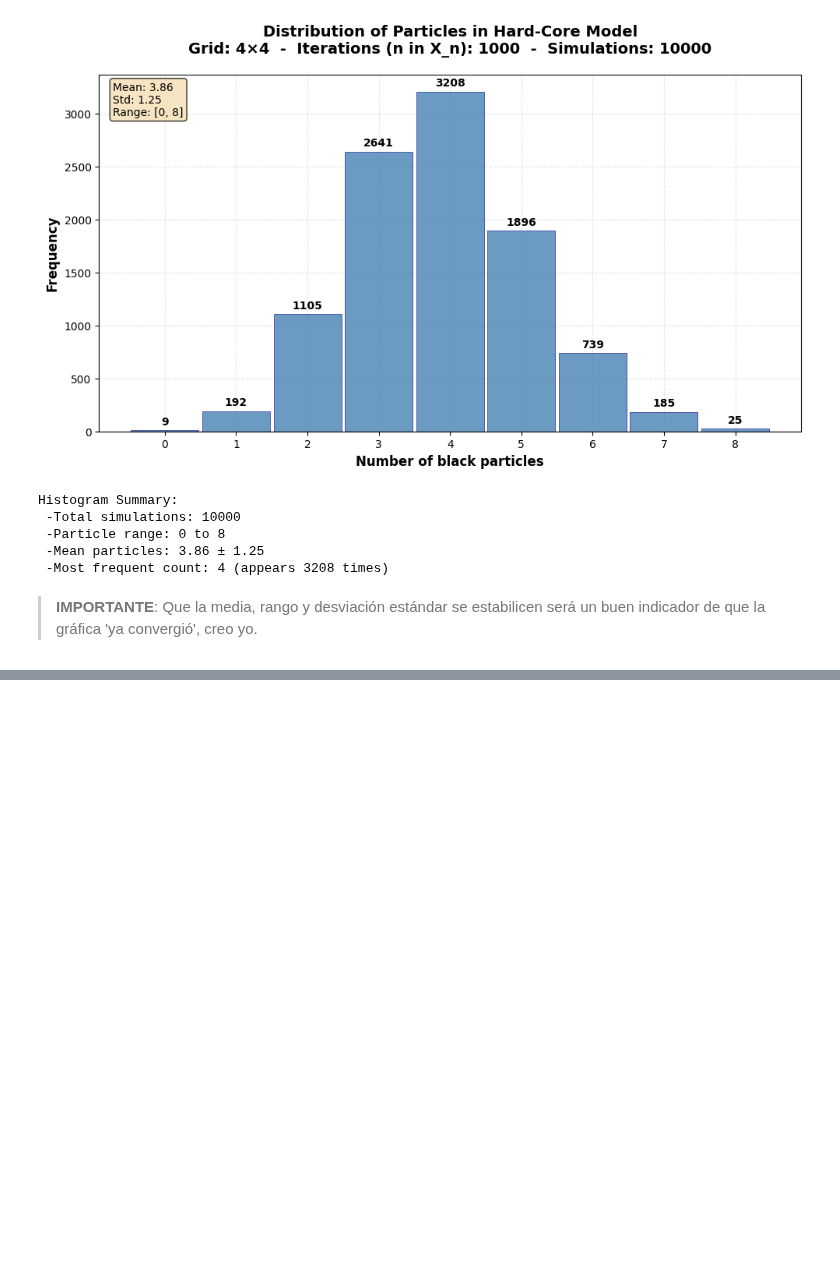
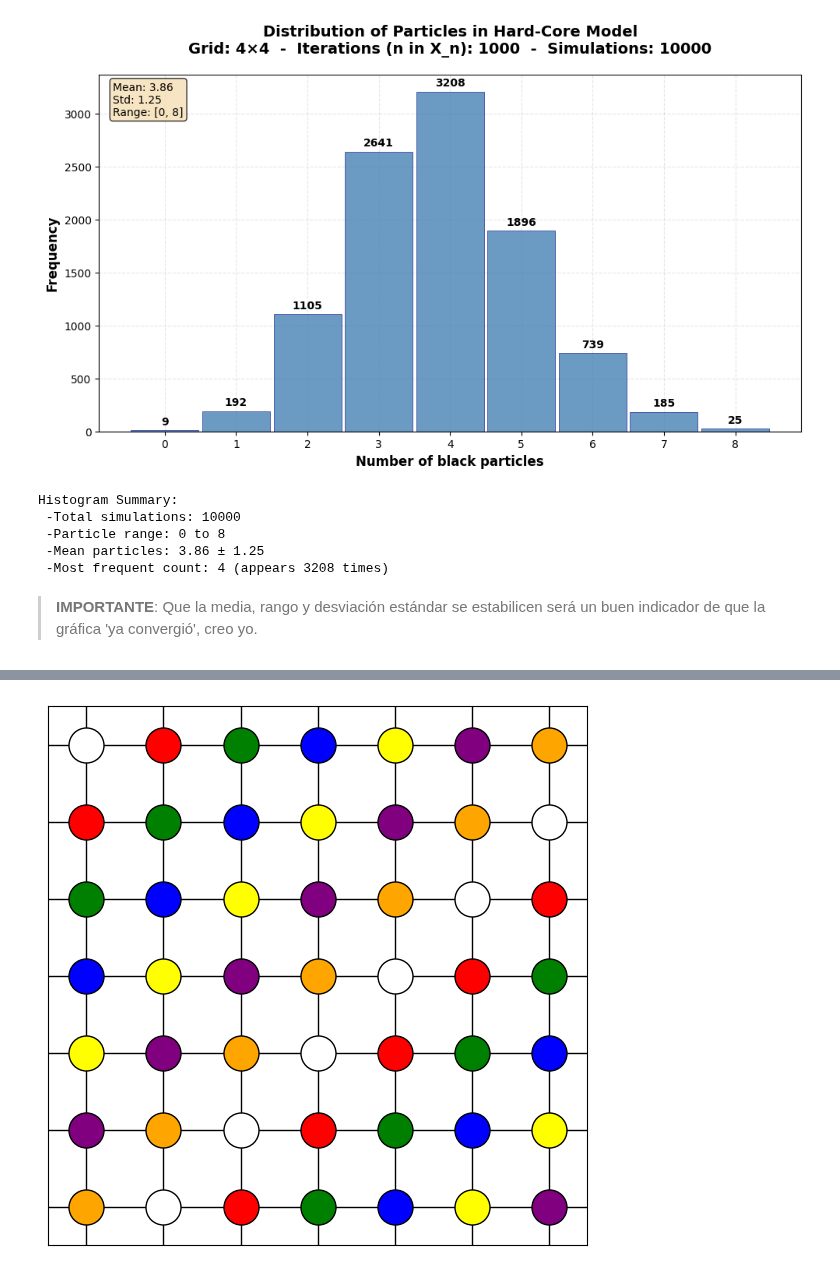
Before and after one commit to Unbo10/Markov, a Jupyter notebook: Homework_1.ipynb, the cells around one changed output, grey strips where cells are left out. Saved outputs shown, nothing was run; the diff lists cells and outputs as text; code cells hidden in the pictures; blank space fills up the shorter version.

Commit message:
feat(HW1): implement Gibbs sampling for q-colorations

```diff
--- a/Homework_1.ipynb
+++ b/Homework_1.ipynb
@@ -407,0 +420,99 @@ Histogram Summary:
+# %%
+def valid_colors(x, y, grid: np.ndarray, colors) -> list:
+    """
+    Given a position (x, y) in the grid, return the list of colors that can be assigned to that position without violating the coloring constraints.
+    """
+    # ! Realized might be better to use set
+    neighbors_colors = []
+    grid_size = grid.shape[0]
+    if x > 0:
+        neighbors_colors.append(grid[x - 1, y])
+    if x < grid_size - 1:
+        neighbors_colors.append(grid[x + 1, y])
+    if y > 0:
+        neighbors_colors.append(grid[x, y - 1])
+    if y < grid_size - 1:
+        neighbors_colors.append(grid[x, y + 1])
+
+    valid_color = [c for c in colors if c not in neighbors_colors]
+
+    return valid_color
+
+def gibbs_sampler_q_coloration_random_start(grid_size: int, colors: list, iterations: int) -> np.ndarray:
+    """
+    Pick a random initial configuration and perform Gibbs sampling to color the grid.
+    The Gibbs sampler picks a random cell and reassigns it a color that does not violate the coloring constraints.
+    """
+    grid = np.random.choice(colors, size=(grid_size, grid_size)) # Inicializar con colores aleatorios, puede que no sea válida la configuración
+
+    for _ in range(iterations):
+        (x, y) = np.random.randint(0, grid_size, size=2)
+        valid_color = valid_colors(x, y, grid, colors)
+        if valid_color:
+            grid[x, y] = np.random.choice(valid_color)
+
+    return grid
+
+def gibbs_sampler_q_coloration_diagonal_colors(grid_size: int, color_dict: dict, iterations: int) -> np.ndarray:
+    """
+    Initialize the grid with diagonal colors and perform Gibbs sampling to color the grid.
+    Example of diagonal colors for 3 colors:
+    [[1,2,3],
+     [2,3,1],
+     [3,1,2]]
+    """
+
+    colors = list(color_dict.keys())
+    grid = np.zeros((grid_size, grid_size), dtype=int)
+    for i in range(grid_size):
+        for j in range(grid_size):
+            grid[i, j] = colors[(i + j) % len(colors)]
+
+    graph_matrix(grid, color_dict)
+
+    for _ in range(iterations):
+        (x, y) = np.random.randint(0, grid_size, size=2)
+        valid_color = valid_colors(x, y, grid, colors)
+        if valid_color:
+            grid[x, y] = np.random.choice(valid_color)
+    graph_matrix(grid, color_dict)
+    return grid
+
+def gibbs_sampler_q_coloration_blank(grid_size: int, color_dict: dict, iterations: int) -> np.ndarray:
+    """
+    Initialize the grid "empty", just assigning white to every cell and perform Gibbs sampling to color the grid.
+    """
+    grid = np.zeros((grid_size, grid_size), dtype=int)
+
+    colors = list(color_dict.keys())
+
+    graph_matrix(grid, color_dict)
+
+    for _ in range(iterations):
+        (x, y) = np.random.randint(0, grid_size, size=2)
+        valid_color = valid_colors(x, y, grid, colors)
+        if valid_color:
+            grid[x, y] = np.random.choice(valid_color)
+    graph_matrix(grid, color_dict)
+    return grid
+
+def count_number_of_particles(grid: np.ndarray, colors: dict) -> int:
+    ret = {}
+    size = grid.shape[0]
+    for color in colors.keys():
+        n = 0
+        for i in range(size):
+            for j in range(size):
+                if grid[i, j] == color:
+                    n += 1
+        ret[colors[color]] = n
+    return ret
+
+colors_dict_1 = {1: "red", 2: "green", 3: "blue"}
+colors_dict_2 = {0: "white", 1: "red", 2: "green", 3: "blue", 4: "yellow", 5: "purple", 6: "orange"}
+
+g = gibbs_sampler_q_coloration_diagonal_colors(grid_size=7, color_dict=colors_dict_2, iterations=1000)
+n= count_number_of_particles(g, colors_dict_2)
+n
+# %% [output]
+[figure, added]
```
Also changed, not shown: parts of 3 cells of this notebook.
